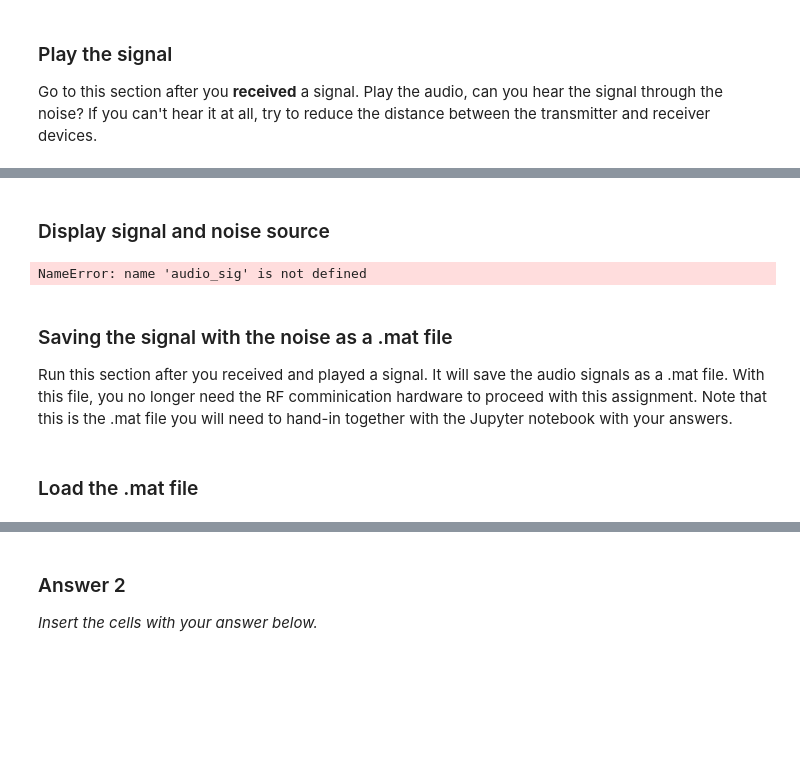
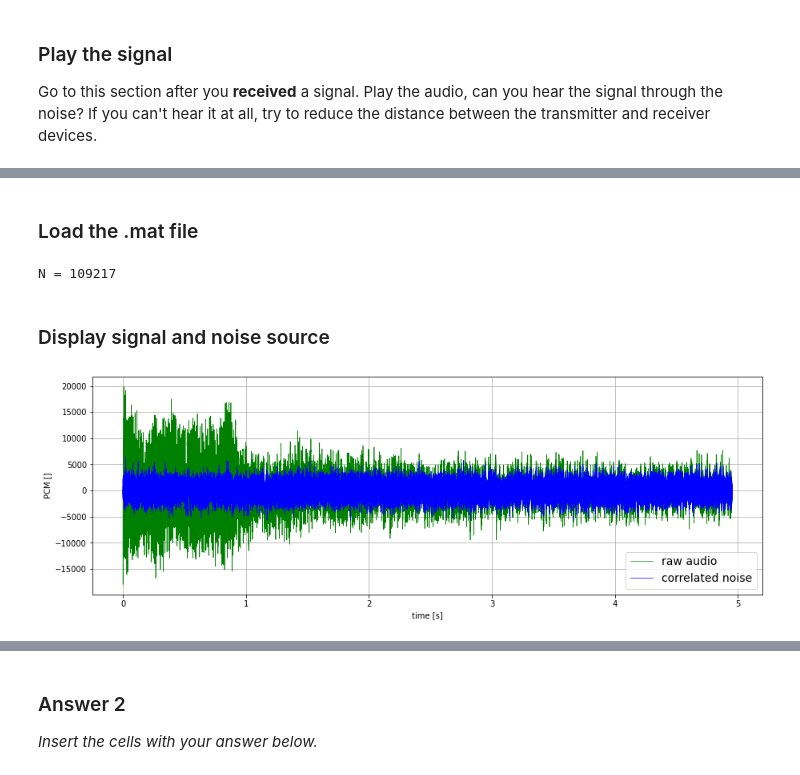
Before and after one commit to dannylooman/SC42150-SSP, a Jupyter notebook: SC42150_PythonAssignment2_AdaptiveNoiseCancelling.ipynb, the cells around one changed output, grey strips where cells are left out. Saved outputs shown, nothing was run; the diff lists cells and outputs as text; code cells hidden in the pictures; blank space fills up the shorter version.

Commit message:
answer 7

```diff
--- a/SC42150_PythonAssignment2_AdaptiveNoiseCancelling.ipynb
+++ b/SC42150_PythonAssignment2_AdaptiveNoiseCancelling.ipynb
@@ -107,17 +120,38 @@ def play_signal( signal ):
+# %% [markdown]
+### Load the .mat file
+# %%
+# packages
+import numpy as np
+import scipy.io as sio
+
+# load the data file
+data = sio.loadmat('Piano40cm.mat')  # contains data, (print to see)
+
+y = data['audio'][0]
+v2 = data['noise'][0]
+
+y = y.astype(float)
+v2 = v2.astype(float)
+
+# constants
+N = len( data['audio'][0] ) # number of data points per signal
+x = np.arange( 0, N )  # point indices
+print( f'\nN = {N}' )
+
+#play_signal(data['audio'][0])
+# %% [output]
+N = 109217
 # %% [markdown]
 ### Display signal and noise source
 # %%
 import matplotlib.pyplot as plt
-t = np.arange(0.,  audio_sig.shape[0]/22050, 1/22050)
+t = np.arange(0.,  np.size(y)/22050, 1/22050)
 plt.figure(figsize=(15, 5))
-plt.plot(t,audio_sig,'g', linewidth=0.7, label='raw audio')
-plt.plot(t,channelNoise_sig,'b', linewidth=0.7, label='correlated noise')
+plt.plot(t,y,'g', linewidth=0.7, label='raw audio')
+plt.plot(t,v2,'b', linewidth=0.7, label='correlated noise')
 plt.ylabel('PCM []')
 plt.xlabel('time [s]')
+plt.legend(loc='lower right', prop={'size': 14})
 plt.grid(True)
 # %% [output]
-NameError: name 'audio_sig' is not defined
+[figure, added]
-# %% [markdown]
-### Saving the signal with the noise as a .mat file
-Run this section after you received and played a signal.
-It will save the audio signals as a .mat file. With this file, you no longer need the RF comminication hardware to proceed with this assignment. Note that this is the .mat file you will need to hand-in together with the Jupyter notebook with your answers.
@@ -134,2 +157,0 @@ print( f'number of points = {audio_sig.shape}' )
-# %% [markdown]
-### Load the .mat file
```
Also changed, not shown: parts of 11 cells of this notebook, 2 other files.
